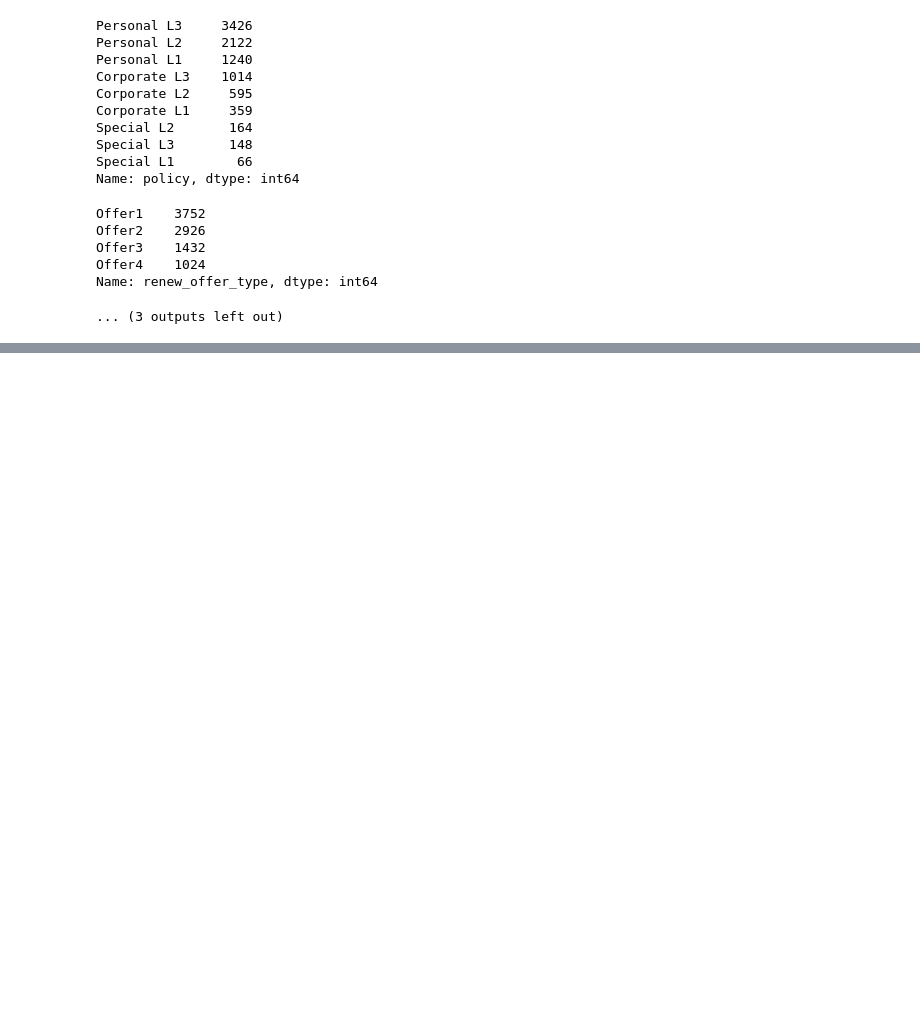
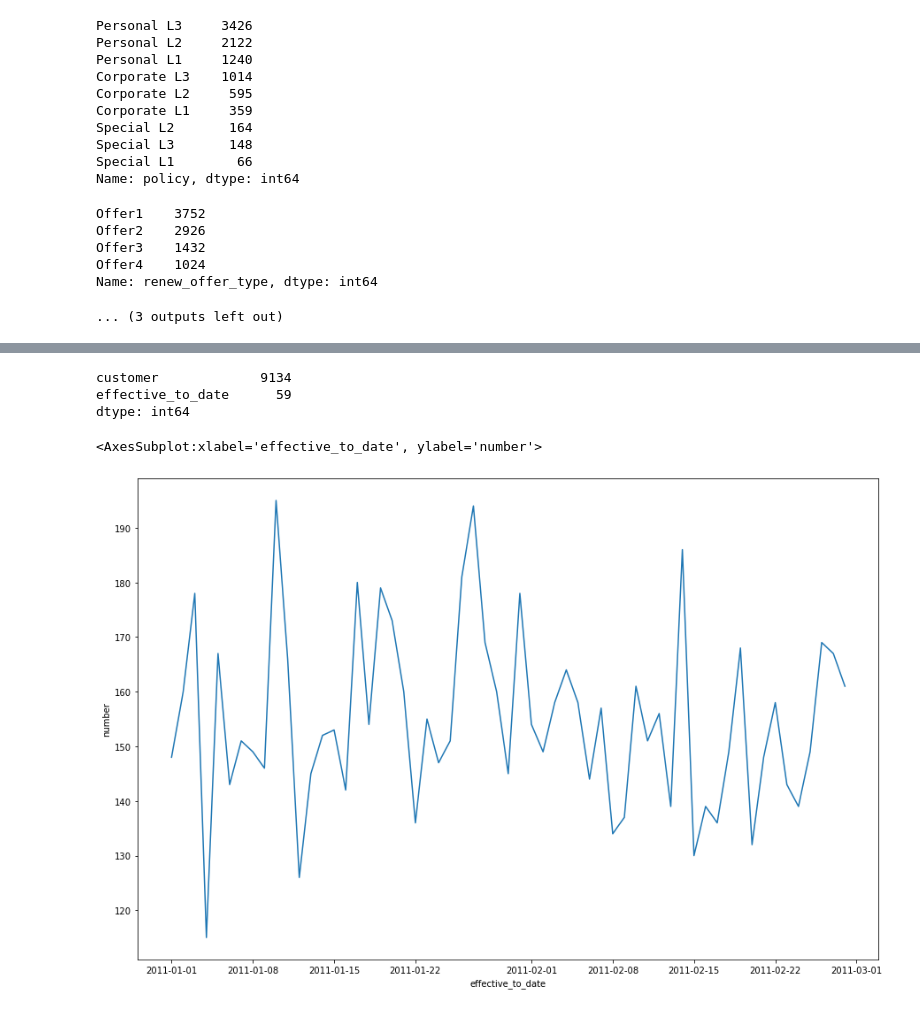
Before and after one commit to zaq9394/lab-cleaning-numerical-data, a Jupyter notebook: files_for_lab/cleaning_numerical.ipynb, the cells around one changed output, grey strips where cells are left out. Cells and saved outputs as stored; diff of their text form; code cells hidden in the pictures; blank space fills up the shorter version.

```diff
--- a/files_for_lab/cleaning_numerical.ipynb
+++ b/files_for_lab/cleaning_numerical.ipynb
@@ -369,0 +388,2 @@ Name: policy, dtype: int64
+# %%
+time_df=customer_df[['customer','effective_to_date']]
@@ -369,0 +399,15 @@ Name: policy, dtype: int64
+# %%
+time_df.nunique()
+# %% [output]
+customer             9134
+effective_to_date      59
+dtype: int64
+# %%
+time_df=time_df.groupby(['effective_to_date']).agg({'customer':pd.Series.nunique}).rename(columns={'customer':'number'})
+# %%
+plt.figure(figsize=(15,10))
+
+sns.lineplot(data=time_df,x='effective_to_date',y='number')
+# %% [output]
+<AxesSubplot:xlabel='effective_to_date', ylabel='number'>
+[figure, added]
```
Also changed, not shown: parts of 8 cells of this notebook.
